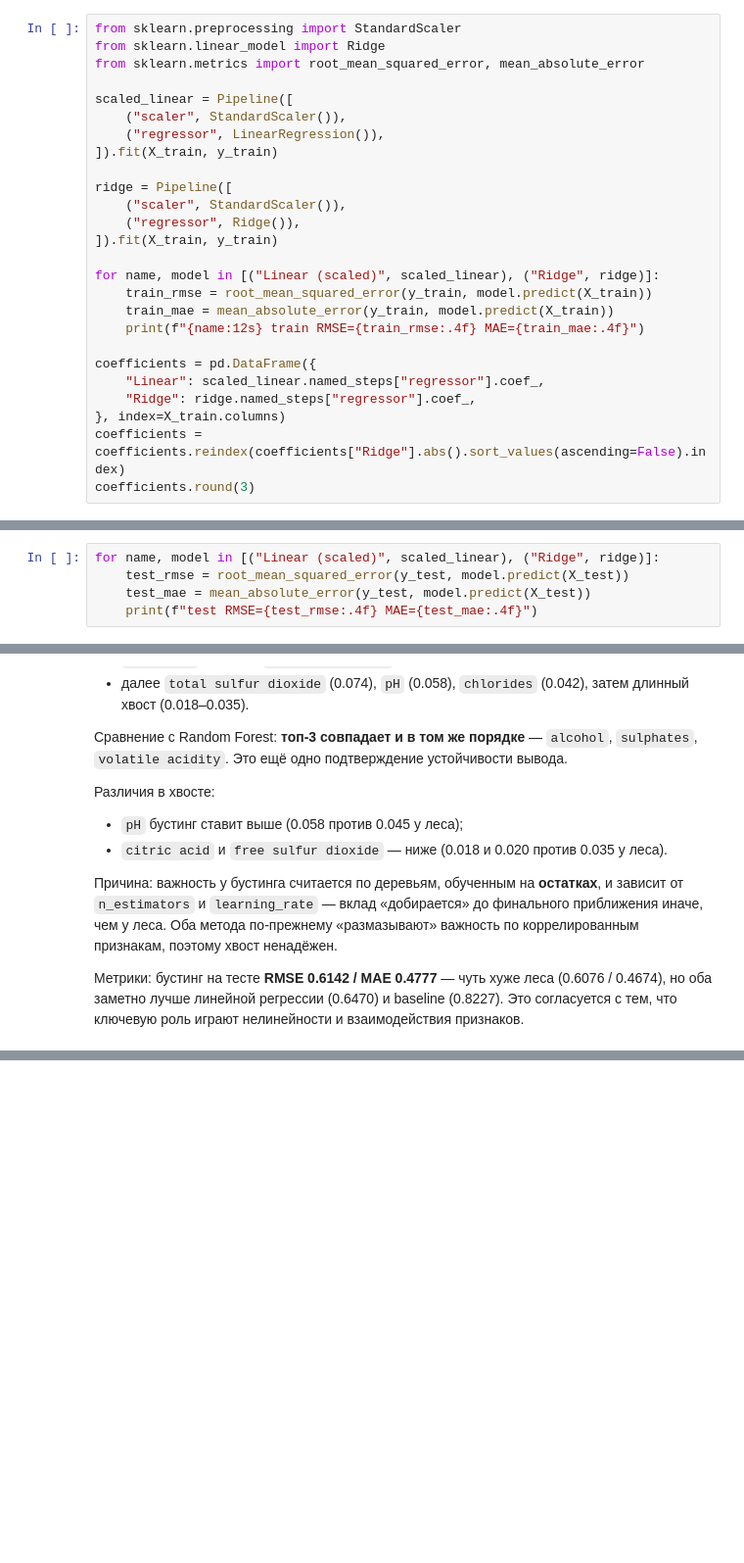
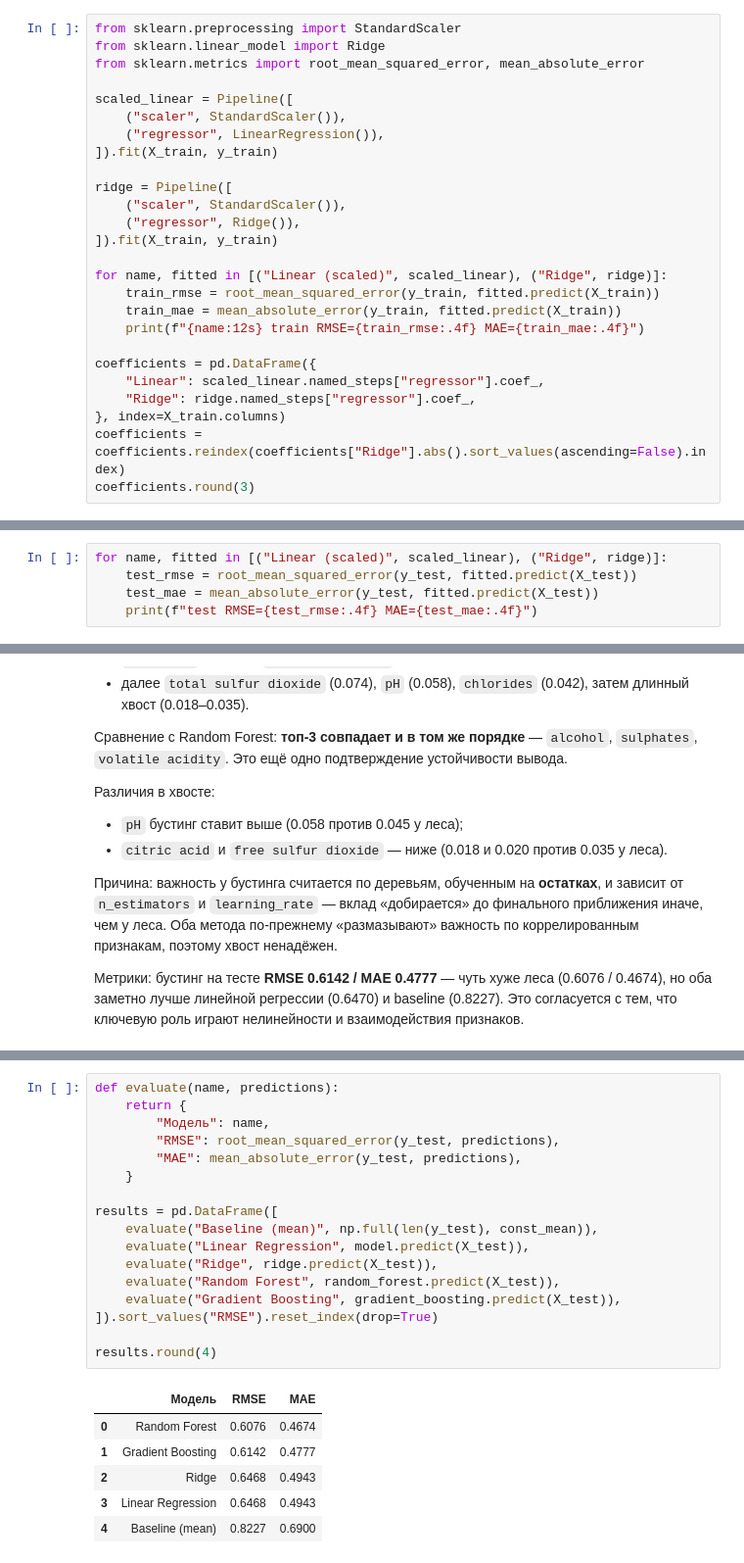
Before and after one commit to Megakret/ml_course_mai, a Jupyter notebook: regression/lab1.ipynb, the cells around one changed output, grey strips where cells are left out. Shown at 98% size. Drawn from its saved outputs; the diff is of its cells as text; blank space fills up the shorter version.

```diff
--- a/regression/lab1.ipynb
+++ b/regression/lab1.ipynb
@@ -417,9 +417,9 @@ ridge = Pipeline([
     ("regressor", Ridge()),
 ]).fit(X_train, y_train)
 
-for name, model in [("Linear (scaled)", scaled_linear), ("Ridge", ridge)]:
-    train_rmse = root_mean_squared_error(y_train, model.predict(X_train))
-    train_mae = mean_absolute_error(y_train, model.predict(X_train))
+for name, fitted in [("Linear (scaled)", scaled_linear), ("Ridge", ridge)]:
+    train_rmse = root_mean_squared_error(y_train, fitted.predict(X_train))
+    train_mae = mean_absolute_error(y_train, fitted.predict(X_train))
     print(f"{name:12s} train RMSE={train_rmse:.4f} MAE={train_mae:.4f}")
 
 coefficients = pd.DataFrame({
@@ -444,9 +444,9 @@ Ridge        train RMSE=0.6639 MAE=0.5170
 | residual sugar | -0.024 | -0.023 |
 | citric acid | 0.004 | 0.004 |
 # %%
-for name, model in [("Linear (scaled)", scaled_linear), ("Ridge", ridge)]:
-    test_rmse = root_mean_squared_error(y_test, model.predict(X_test))
-    test_mae = mean_absolute_error(y_test, model.predict(X_test))
+for name, fitted in [("Linear (scaled)", scaled_linear), ("Ridge", ridge)]:
+    test_rmse = root_mean_squared_error(y_test, fitted.predict(X_test))
+    test_mae = mean_absolute_error(y_test, fitted.predict(X_test))
     print(f"test RMSE={test_rmse:.4f} MAE={test_mae:.4f}")
 # %% [output]
 test RMSE=0.6470 MAE=0.4944
@@ -677,0 +682,24 @@ comparison.round(4)
+# %%
+def evaluate(name, predictions):
+    return {
+        "Модель": name,
+        "RMSE": root_mean_squared_error(y_test, predictions),
+        "MAE": mean_absolute_error(y_test, predictions),
+    }
+
+results = pd.DataFrame([
+    evaluate("Baseline (mean)", np.full(len(y_test), const_mean)),
+    evaluate("Linear Regression", model.predict(X_test)),
+    evaluate("Ridge", ridge.predict(X_test)),
+    evaluate("Random Forest", random_forest.predict(X_test)),
+    evaluate("Gradient Boosting", gradient_boosting.predict(X_test)),
+]).sort_values("RMSE").reset_index(drop=True)
+
+results.round(4)
+# %% [output]
+|  | Модель | RMSE | MAE |
+| 0 | Random Forest | 0.6076 | 0.4674 |
+| 1 | Gradient Boosting | 0.6142 | 0.4777 |
+| 2 | Ridge | 0.6468 | 0.4943 |
+| 3 | Linear Regression | 0.6468 | 0.4943 |
+| 4 | Baseline (mean) | 0.8227 | 0.6900 |
```
Also changed, not shown: parts of 7 cells of this notebook.
